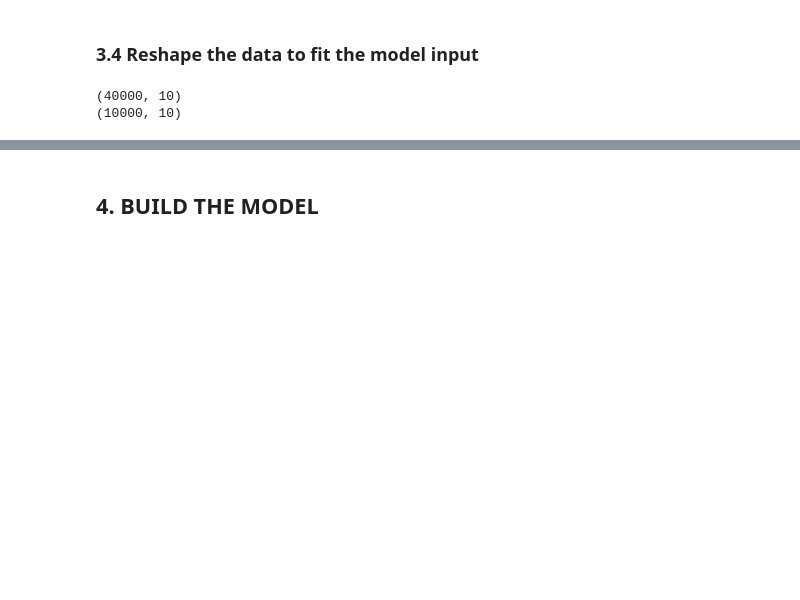
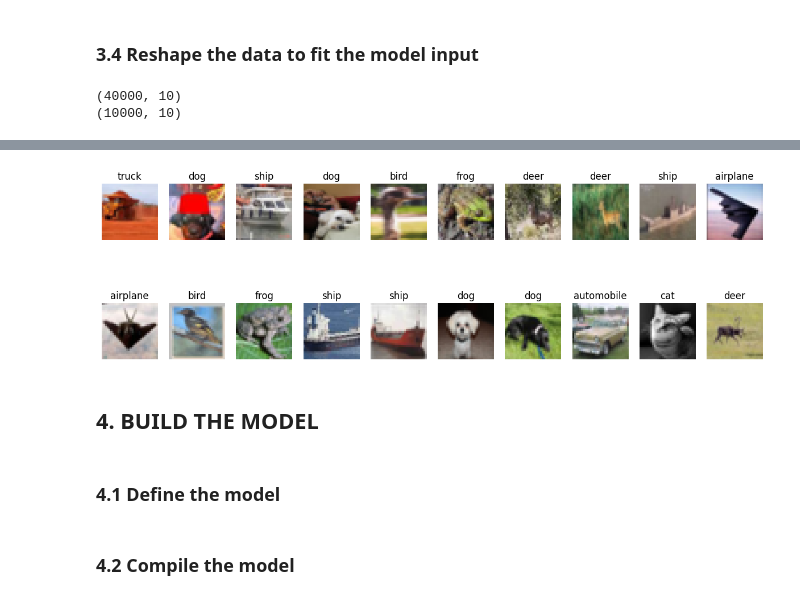
Before and after one commit to dembasowfr/mlp-cnn-comparison-cifar10, a Jupyter notebook: mlp_model.ipynb, the cells around one changed output, grey strips where cells are left out. Saved outputs shown, nothing was run; the diff lists cells and outputs as text; code cells hidden in the pictures; blank space fills up the shorter version.

Commit message:
Done with the MLP first version of the MLP

```diff
--- a/mlp_model.ipynb
+++ b/mlp_model.ipynb
@@ -88,8 +90,10 @@ print(y_test.shape)
 ### 3.4 Reshape the data to fit the model input
 # %%
 # Convert the labels to one-hot encoding
-y_train = to_categorical(y_train)
-y_test = to_categorical(y_test)
+# Convert labels to one-hot encoding
+y_train = to_categorical(y_train, num_classes=10)  # For CIFAR-10
+y_val = to_categorical(y_val, num_classes=10)
+y_test = to_categorical(y_test, num_classes=10)
 # %%
 # test the new data:
 print(y_train.shape)
@@ -100,2 +126,27 @@ print(y_test.shape)
+# %%
+## Get all the labels
+labels = ['airplane', 'automobile', 'bird', 'cat', 'deer', 'dog', 'frog', 'horse', 'ship', 'truck']
+
+## display the first 20 random images from the training set with their labels names
+fig, axes = plt.subplots(2, 10, figsize=(15, 5))
+axes = axes.flatten()
+for i in range(20):
+    # Get a random index from 0 to the length of the training set
+    idx = np.random.randint(0, X_train.shape[0])
+
+    # Display image
+    axes[i].imshow(X_train[idx])
+    # Get the image label and set it as the title
+    image_label = y_train[idx].argmax()
+    label_name = labels[image_label]
+    axes[i].set_title(label_name)
+    # Get the label name from the label list
+
+    axes[i].axis('off')
+plt.show()
+# %% [output]
+[figure, added]
 # %% [markdown]
 ## 4. BUILD THE MODEL
+# %% [markdown]
+### 4.1 Define the model
@@ -101,0 +187,2 @@ print(y_test.shape)
+# %% [markdown]
+### 4.2 Compile the model
```
Also changed, not shown: parts of 13 cells of this notebook.
